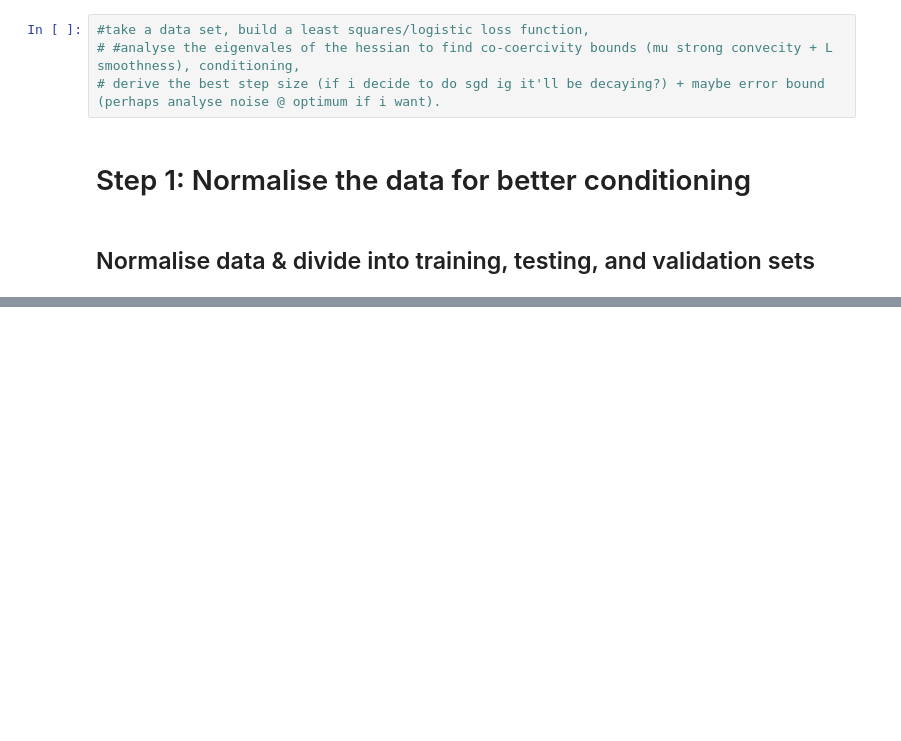
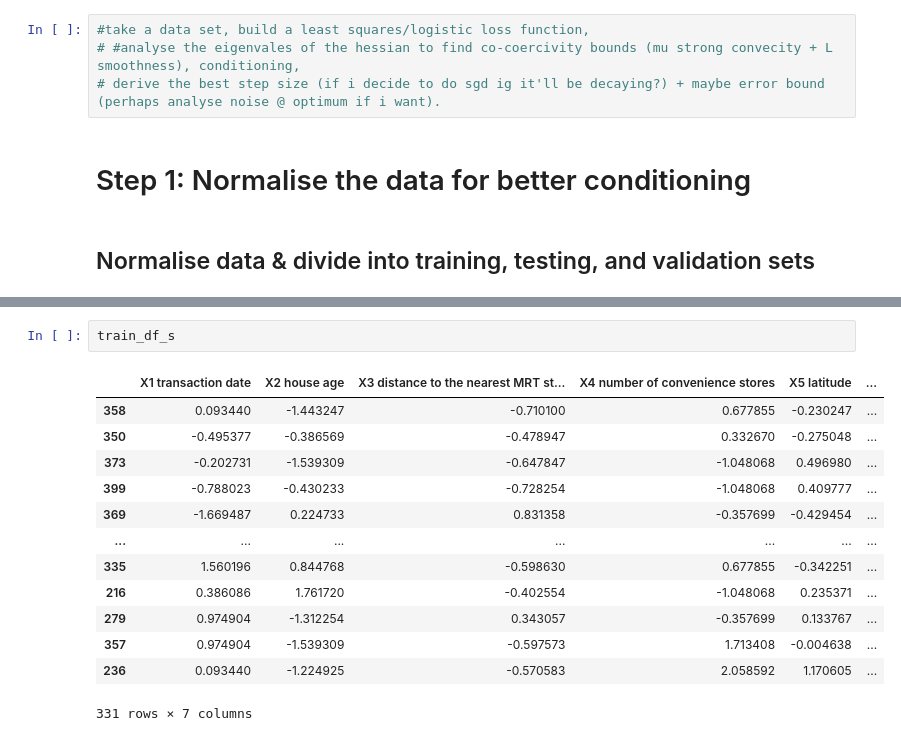
Before and after one commit to Tanisha7320/custom-regression-optimizer, a Jupyter notebook: Untitled-1.ipynb, the cells around one changed output, grey strips where cells are left out. Saved outputs shown, nothing was run; the diff lists cells and outputs as text; blank space fills up the shorter version.

```diff
--- a/Untitled-1.ipynb
+++ b/Untitled-1.ipynb
@@ -32 +110,17 @@ train_df
 331 rows × 7 columns
+# %%
+train_df_s
+# %% [output]
+|  | X1 transaction date | X2 house age | X3 distance to the nearest MRT st... | X4 number of convenience stores | X5 latitude | ... |
+| 358 | 0.093440 | -1.443247 | -0.710100 | 0.677855 | -0.230247 | ... |
+| 350 | -0.495377 | -0.386569 | -0.478947 | 0.332670 | -0.275048 | ... |
+| 373 | -0.202731 | -1.539309 | -0.647847 | -1.048068 | 0.496980 | ... |
+| 399 | -0.788023 | -0.430233 | -0.728254 | -1.048068 | 0.409777 | ... |
+| 369 | -1.669487 | 0.224733 | 0.831358 | -0.357699 | -0.429454 | ... |
+| ... | ... | ... | ... | ... | ... | ... |
+| 335 | 1.560196 | 0.844768 | -0.598630 | 0.677855 | -0.342251 | ... |
+| 216 | 0.386086 | 1.761720 | -0.402554 | -1.048068 | 0.235371 | ... |
+| 279 | 0.974904 | -1.312254 | 0.343057 | -0.357699 | 0.133767 | ... |
+| 357 | 0.974904 | -1.539309 | -0.597573 | 1.713408 | -0.004638 | ... |
+| 236 | 0.093440 | -1.224925 | -0.570583 | 2.058592 | 1.170605 | ... |
+331 rows × 7 columns
```
Also changed, not shown: parts of 8 cells of this notebook.
